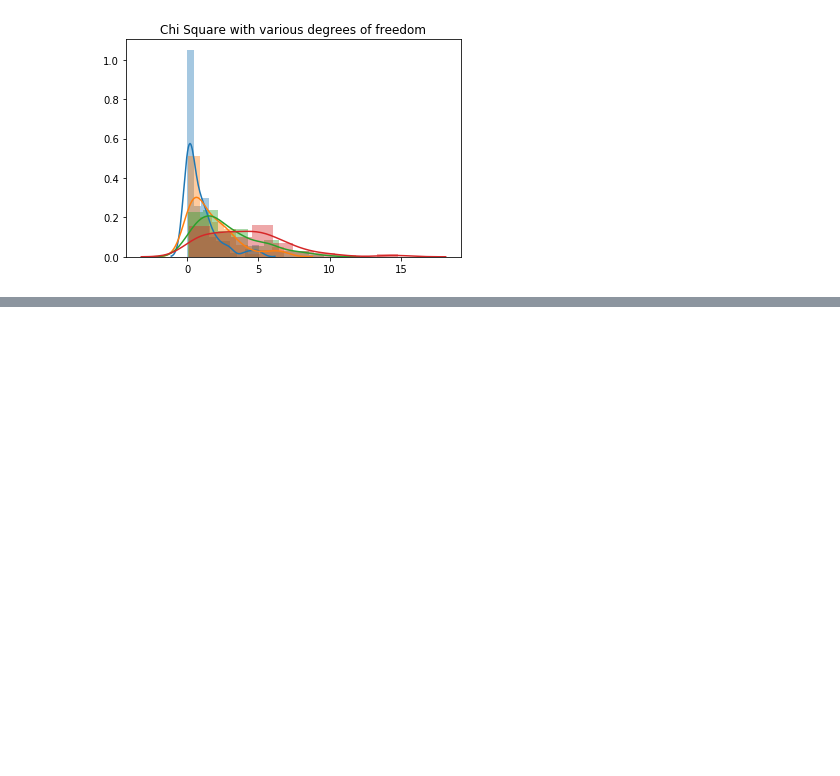
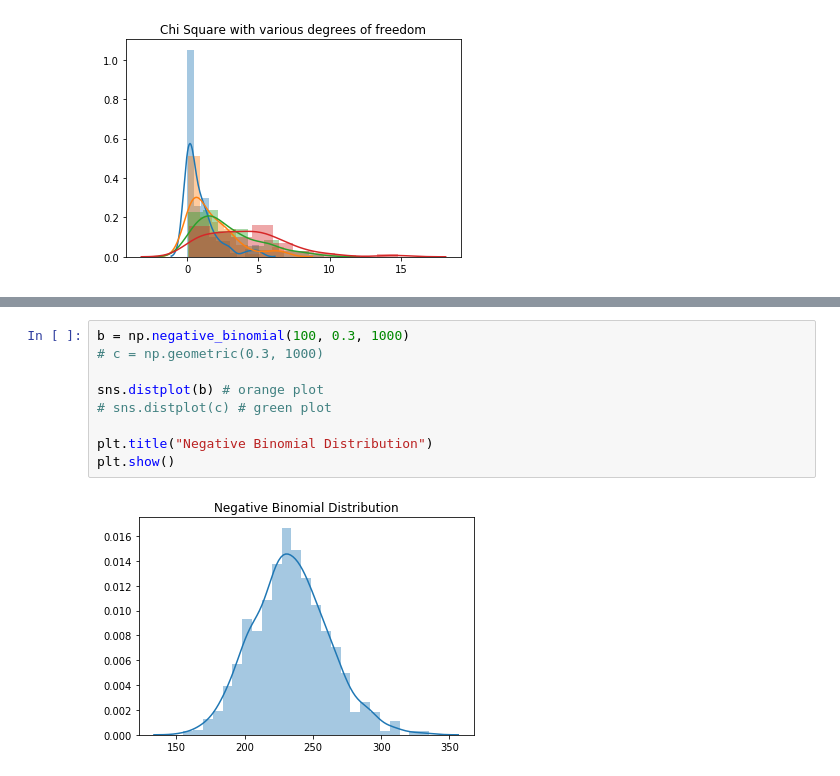
Before and after one commit to rhiggins2308/numpy-investigation, a Jupyter notebook: numpy-random.ipynb, the cells around one changed output, grey strips where cells are left out. Drawn from its saved outputs; the diff is of its cells as text; blank space fills up the shorter version.

```diff
--- a/numpy-random.ipynb
+++ b/numpy-random.ipynb
@@ -230,0 +247,11 @@ plt.show()
+# %%
+b = np.negative_binomial(100, 0.3, 1000)
+# c = np.geometric(0.3, 1000)
+
+sns.distplot(b) # orange plot
+# sns.distplot(c) # green plot
+
+plt.title("Negative Binomial Distribution")
+plt.show()
+# %% [output]
+[figure, added]
```
Also changed, not shown: parts of 6 cells of this notebook.
